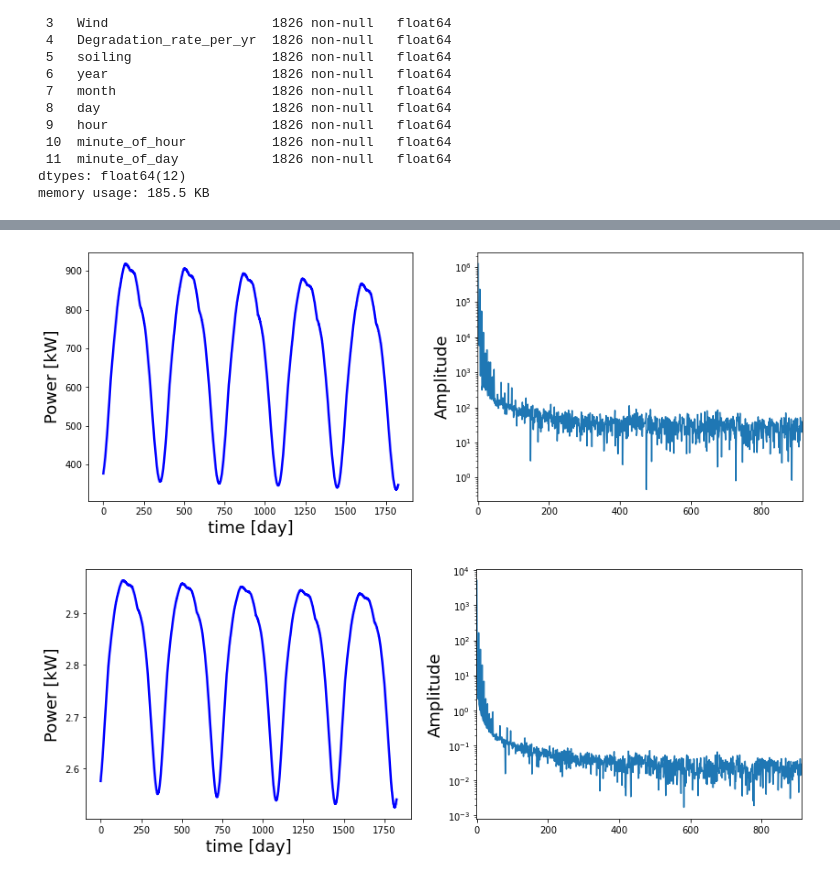
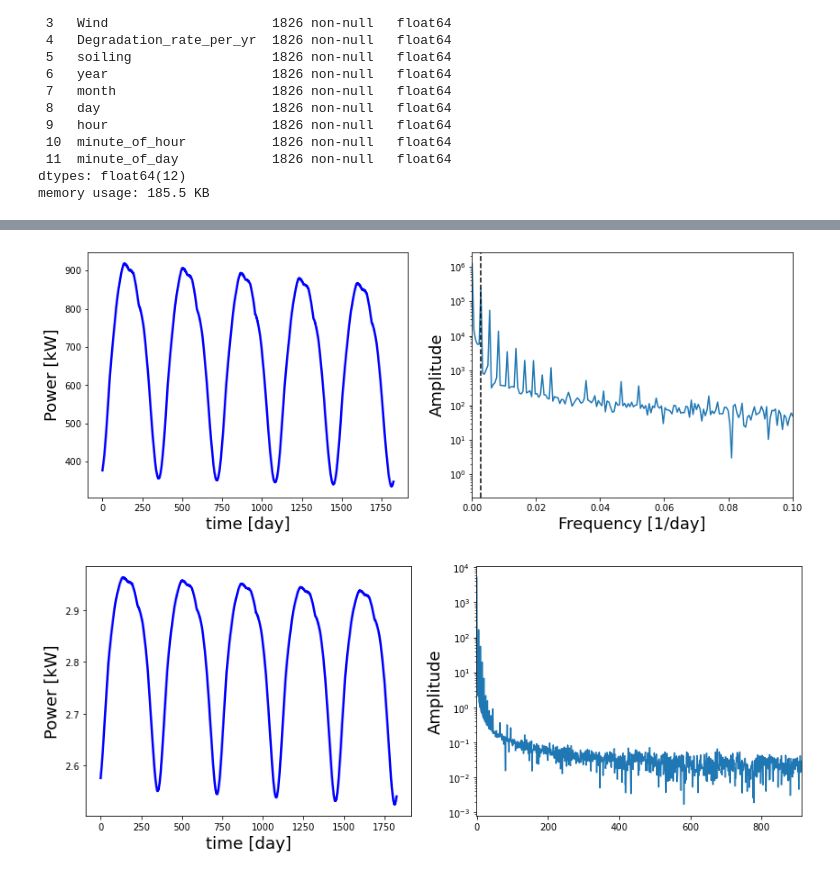
Before and after one commit to Rufski/S2DS-EPRI, a Jupyter notebook: notebooks/1.0-mb-fourier-spectral.ipynb, the cells around one changed output, grey strips where cells are left out. Cells and saved outputs as stored; diff of their text form; code cells hidden in the pictures.

```diff
--- a/notebooks/1.0-mb-fourier-spectral.ipynb
+++ b/notebooks/1.0-mb-fourier-spectral.ipynb
@@ -75,22 +73,27 @@ df_fft = fftpack.fft(df["Power"].to_numpy()) # Fourier transform
+# %%
+L = len(df["Power"].to_numpy()) # length of signal
+T = 1 # [day] # sampling period
+Fs = 1/T # [1/day] # sampling frequency
+freq = Fs*np.arange(L/2)/L
+
+df_fft = fftpack.fft(df["Power"].to_numpy()) # Fourier transform
+# division por L -> Parseval's theorem!! - chequar esto es asi en MATLAB, en python?
 # %%
-#n_month  = 60
-#t        = np.linspace(0, n_month, n_month)
-#fr       = np.linspace(0, n_month, n_month)
-#power_m  = np.abs(power_avg_month_fft)
-
 fig, ax = plt.subplots(nrows=1, ncols=2, figsize=(14,5))
 ax[0].plot(df["Power"].values, lw=2.5, color="blue")    # plot time series
 ax[0].set_ylabel("Power [kW]", fontsize=18)
 ax[0].set_xlabel("time [day]", fontsize=18)
 
-ax[1].plot(np.abs(df_fft)) # plot freq domain
+ax[1].plot(freq, np.abs(df_fft[0:int(L/2)])) # plot freq domain
+ax[1].axvline(1/365, ls="--", color="k") # this is the year frequency
 
 ax[1].set_ylabel("Amplitude", fontsize=18)
-#ax[1].set_xlabel("Frequency", fontsize=18)
-ax[1].set_xlim([-1, 914])
+ax[1].set_xlabel("Frequency [1/day]", fontsize=18)
+ax[1].set_xlim([0, 0.1])
+#ax[1].set_xscale("log")
 ax[1].set_yscale("log")
 # %% [output]
-[figure, old version]
+[figure, new version]
 # %%
 power     = np.log10(df["Power"].to_numpy())
 power_fft = fftpack.fft(power)
```
Also changed, not shown: parts of 5 cells of this notebook.
